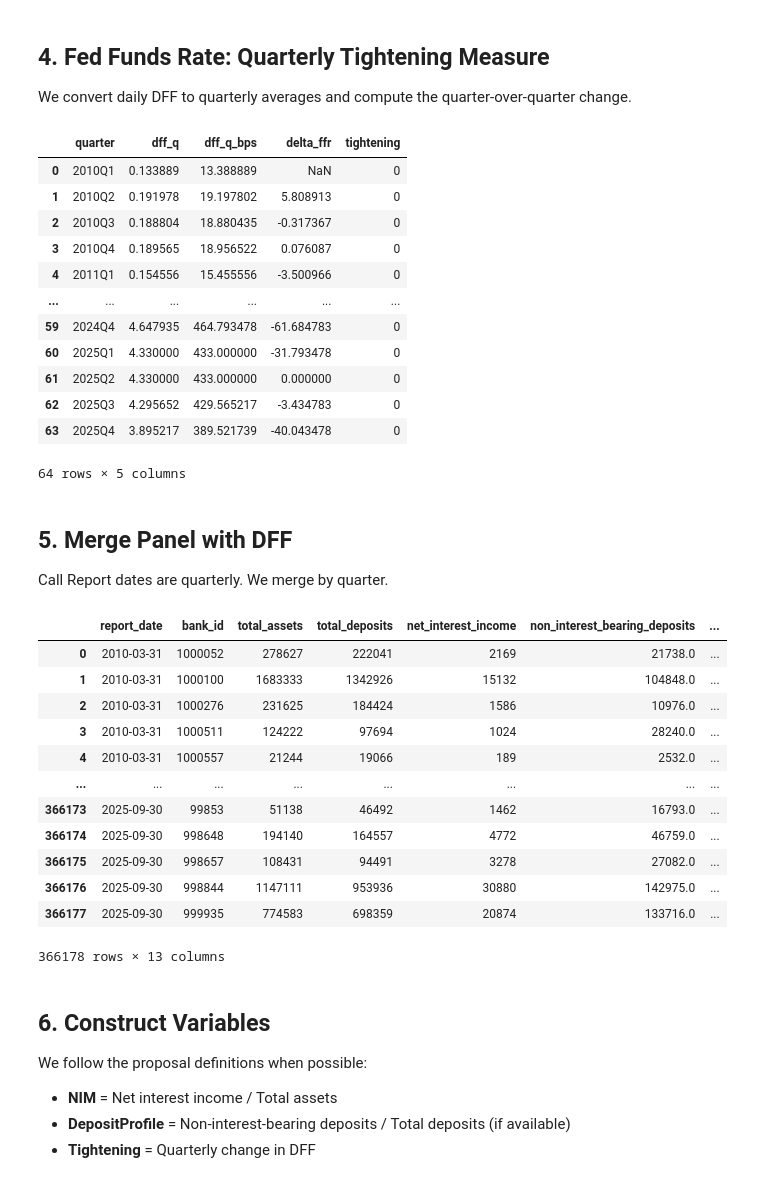
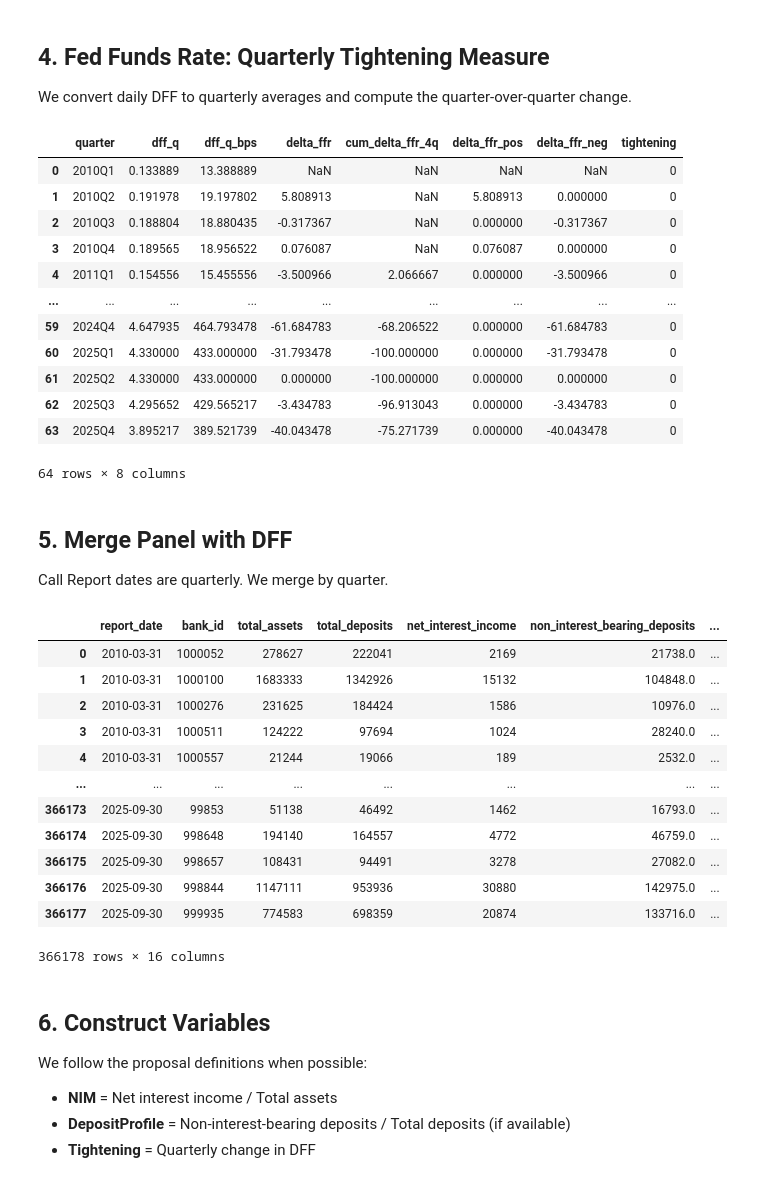
Before and after one commit to Mmaxi10/Erasmus, a Jupyter notebook: EUR Coursework/Banking Seminar/Empirical Model/Empirical_Model.ipynb, the cells around one changed output. Saved outputs shown, nothing was run; the diff lists cells and outputs as text; code cells hidden in the pictures.

```diff
--- a/EUR Coursework/Banking Seminar/Empirical Model/Empirical_Model.ipynb
+++ b/EUR Coursework/Banking Seminar/Empirical Model/Empirical_Model.ipynb
@@ -126,46 +126,54 @@ dff = dff.dropna(subset=["observation_date"])
 
 # Ensure DFF is numeric
 if "DFF" in dff.columns:
     dff["DFF"] = pd.to_numeric(dff["DFF"], errors="coerce")
 
 dff["quarter"] = dff["observation_date"].dt.to_period("Q")
 
 # Quarterly average DFF
 # The DFF series is daily, so we aggregate to quarters for consistency with call reports
 q_dff = (
     dff.groupby("quarter")["DFF"]
     .mean()
     .reset_index()
     .rename(columns={"DFF": "dff_q"})
 )
 
 # Scale FFR to basis points for interpretation
 q_dff["dff_q_bps"] = q_dff["dff_q"] * 100
 
 # Delta FFR in basis points
 q_dff["delta_ffr"] = q_dff["dff_q_bps"].diff()
 
+
+# 4-quarter cumulative change (bps)
+q_dff["cum_delta_ffr_4q"] = q_dff["dff_q_bps"] - q_dff["dff_q_bps"].shift(4)
+
+# Split rate changes into positive vs negative moves
+q_dff["delta_ffr_pos"] = q_dff["delta_ffr"].clip(lower=0)
+q_dff["delta_ffr_neg"] = q_dff["delta_ffr"].clip(upper=0)
+
 # Tightening dummy based on 3-quarter trend (25 bps threshold)
 q_dff["tightening"] = (q_dff["dff_q_bps"] - q_dff["dff_q_bps"].shift(3) >= 25).astype(int)
 
 # Keep quarterly series in time order
 q_dff = q_dff.sort_values("quarter").reset_index(drop=True)
 
 q_dff
 # %% [output]
-|  | quarter | dff_q | dff_q_bps | delta_ffr | tightening |
-| 0 | 2010Q1 | 0.133889 | 13.388889 | NaN | 0 |
-| 1 | 2010Q2 | 0.191978 | 19.197802 | 5.808913 | 0 |
-| 2 | 2010Q3 | 0.188804 | 18.880435 | -0.317367 | 0 |
-| 3 | 2010Q4 | 0.189565 | 18.956522 | 0.076087 | 0 |
-| 4 | 2011Q1 | 0.154556 | 15.455556 | -3.500966 | 0 |
-| ... | ... | ... | ... | ... | ... |
-| 59 | 2024Q4 | 4.647935 | 464.793478 | -61.684783 | 0 |
-| 60 | 2025Q1 | 4.330000 | 433.000000 | -31.793478 | 0 |
-| 61 | 2025Q2 | 4.330000 | 433.000000 | 0.000000 | 0 |
-| 62 | 2025Q3 | 4.295652 | 429.565217 | -3.434783 | 0 |
-| 63 | 2025Q4 | 3.895217 | 389.521739 | -40.043478 | 0 |
+|  | quarter | dff_q | dff_q_bps | delta_ffr | cum_delta_ffr_4q | delta_ffr_pos | delta_ffr_neg | tightening |
+| 0 | 2010Q1 | 0.133889 | 13.388889 | NaN | NaN | NaN | NaN | 0 |
+| 1 | 2010Q2 | 0.191978 | 19.197802 | 5.808913 | NaN | 5.808913 | 0.000000 | 0 |
+| 2 | 2010Q3 | 0.188804 | 18.880435 | -0.317367 | NaN | 0.000000 | -0.317367 | 0 |
+| 3 | 2010Q4 | 0.189565 | 18.956522 | 0.076087 | NaN | 0.076087 | 0.000000 | 0 |
+| 4 | 2011Q1 | 0.154556 | 15.455556 | -3.500966 | 2.066667 | 0.000000 | -3.500966 | 0 |
+| ... | ... | ... | ... | ... | ... | ... | ... | ... |
+| 59 | 2024Q4 | 4.647935 | 464.793478 | -61.684783 | -68.206522 | 0.000000 | -61.684783 | 0 |
+| 60 | 2025Q1 | 4.330000 | 433.000000 | -31.793478 | -100.000000 | 0.000000 | -31.793478 | 0 |
+| 61 | 2025Q2 | 4.330000 | 433.000000 | 0.000000 | -100.000000 | 0.000000 | 0.000000 | 0 |
+| 62 | 2025Q3 | 4.295652 | 429.565217 | -3.434783 | -96.913043 | 0.000000 | -3.434783 | 0 |
+| 63 | 2025Q4 | 3.895217 | 389.521739 | -40.043478 | -75.271739 | 0.000000 | -40.043478 | 0 |
-64 rows × 5 columns
+64 rows × 8 columns
 # %% [markdown]
 ## 5. Merge Panel with DFF
 Call Report dates are quarterly. We merge by quarter.
@@ -188,7 +196,7 @@ panel
 | 366175 | 2025-09-30 | 998657 | 108431 | 94491 | 3278 | 27082.0 | ... |
 | 366176 | 2025-09-30 | 998844 | 1147111 | 953936 | 30880 | 142975.0 | ... |
 | 366177 | 2025-09-30 | 999935 | 774583 | 698359 | 20874 | 133716.0 | ... |
-366178 rows × 13 columns
+366178 rows × 16 columns
 # %% [markdown]
 ## 6. Construct Variables
 We follow the proposal definitions when possible:
```
Also changed, not shown: parts of 8 cells of this notebook.
